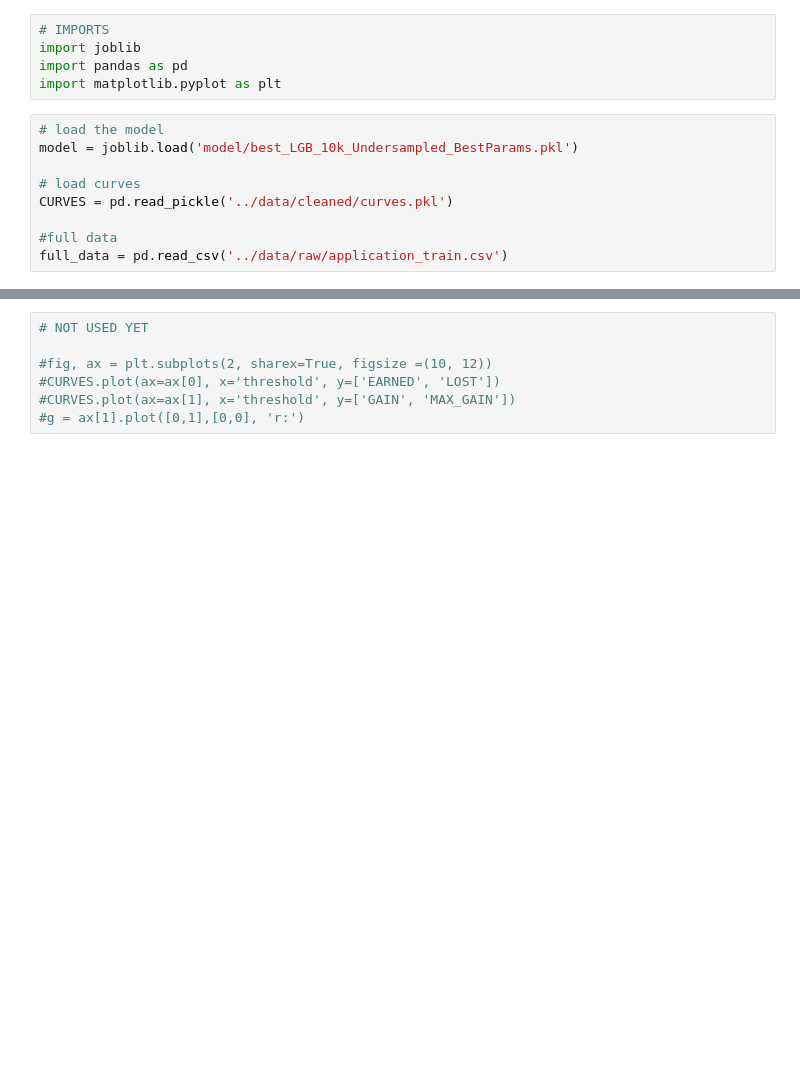
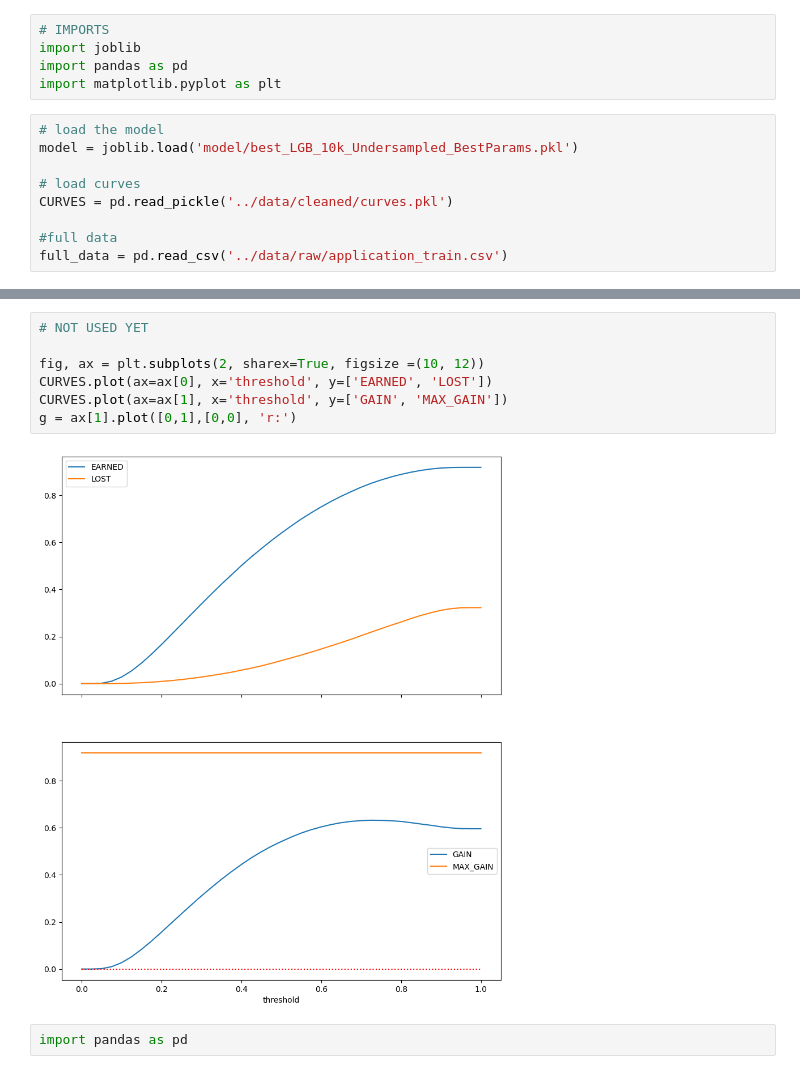
Before and after one commit to TTFrance/Project-07a-Model, a Jupyter notebook: !CHAUG biz-gain USAGE FOR DASHBOARD.ipynb, the cells around one changed output, grey strips where cells are left out. Cells and saved outputs as stored; diff of their text form; blank space fills up the shorter version.

```diff
--- a/!CHAUG biz-gain USAGE FOR DASHBOARD.ipynb
+++ b/!CHAUG biz-gain USAGE FOR DASHBOARD.ipynb
@@ -39,7 +43,11 @@ Interest  : 21231.0
 # %%
 # NOT USED YET
 
-#fig, ax = plt.subplots(2, sharex=True, figsize =(10, 12))
-#CURVES.plot(ax=ax[0], x='threshold', y=['EARNED', 'LOST'])
-#CURVES.plot(ax=ax[1], x='threshold', y=['GAIN', 'MAX_GAIN'])
-#g = ax[1].plot([0,1],[0,0], 'r:')
+fig, ax = plt.subplots(2, sharex=True, figsize =(10, 12))
+CURVES.plot(ax=ax[0], x='threshold', y=['EARNED', 'LOST'])
+CURVES.plot(ax=ax[1], x='threshold', y=['GAIN', 'MAX_GAIN'])
+g = ax[1].plot([0,1],[0,0], 'r:')
+# %% [output]
+[figure, added]
+# %%
+import pandas as pd
```
Also changed, not shown: parts of 4 cells of this notebook, 6 other files.
